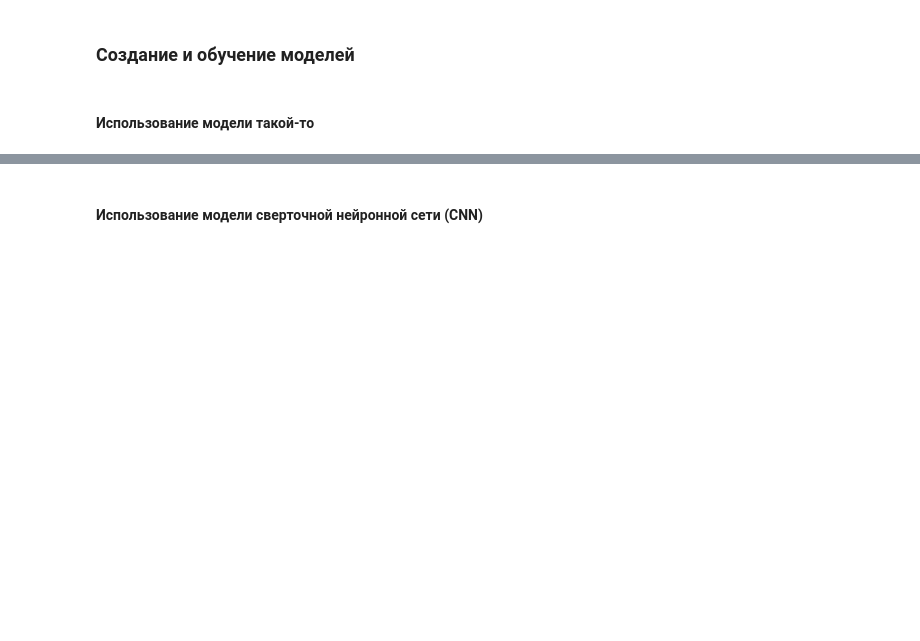
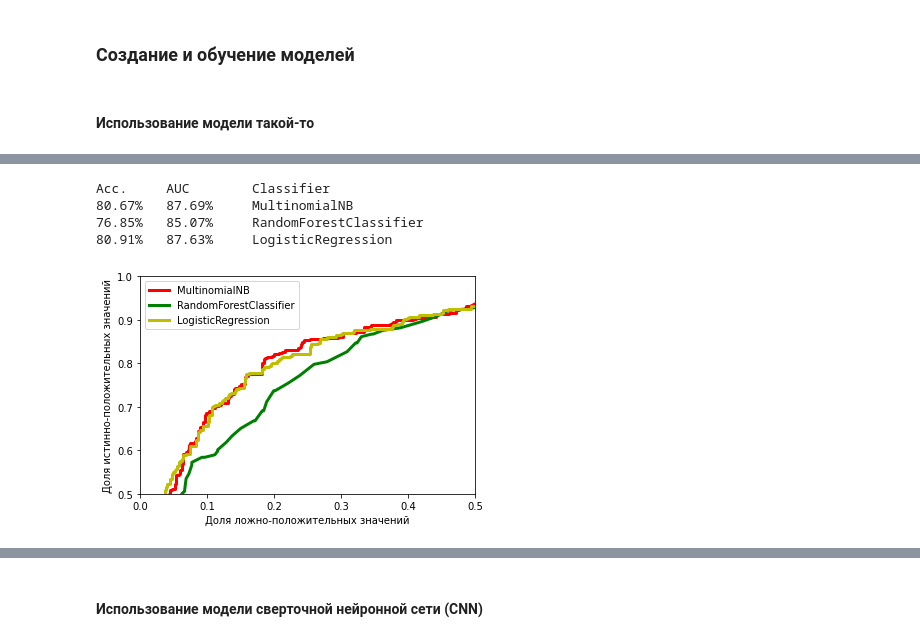
Before and after one commit to Alice15423/sentiment_analysis, a Jupyter notebook: reseach/sentiment_analysis.ipynb, the cells around one changed output, grey strips where cells are left out. Saved outputs shown, nothing was run; the diff lists cells and outputs as text; code cells hidden in the pictures; blank space fills up the shorter version.

```diff
--- a/reseach/sentiment_analysis.ipynb
+++ b/reseach/sentiment_analysis.ipynb
@@ -638,0 +457,34 @@ results_optimize_3[results_optimize_3['acc'] == results_optimize_3['acc'].max()]
+# %%
+vectorizer = TfidfVectorizer()
+
+features_train = vectorizer.fit_transform(df1_train['content'])
+features_test = vectorizer.transform(df1_test['content'])
+
+color_i = 0
+colors = ['r', 'g', 'y']
+
+print('Acc.     AUC        Classifier')
+for name, sklearn_classifier in classifiers.items():
+    model = sklearn_classifier
+    model.fit(features_train, df1_train['rating'])
+    pred = model.predict_proba(features_test)
+    acc = accuracy_score(df1_test['rating'], pred[:, 1] > 0.5)
+    auc = roc_auc_score(df1_test['rating'], pred[:, 1])
+    print(f'{acc:.2%}   {auc:.2%}     {name}')
+    fpr, tpr, _ = roc_curve(df1_test['rating'], pred[:,1])
+    plt.plot(fpr, tpr, colors[color_i], linewidth='3', label=name)
+    color_i += 1
+
+plt.xlabel('Доля ложно-положительных значений')
+plt.ylabel('Доля истинно-положительных значений')
+plt.xlim(0, 0.5)
+plt.ylim(0.5, 1)
+
+plt.legend()
+plt.show()
+# %% [output]
+Acc.     AUC        Classifier
+80.67%   87.69%     MultinomialNB
+76.85%   85.07%     RandomForestClassifier
+80.91%   87.63%     LogisticRegression
+[figure, added]
```
Also changed, not shown: parts of 53 cells of this notebook, 1 other file.
